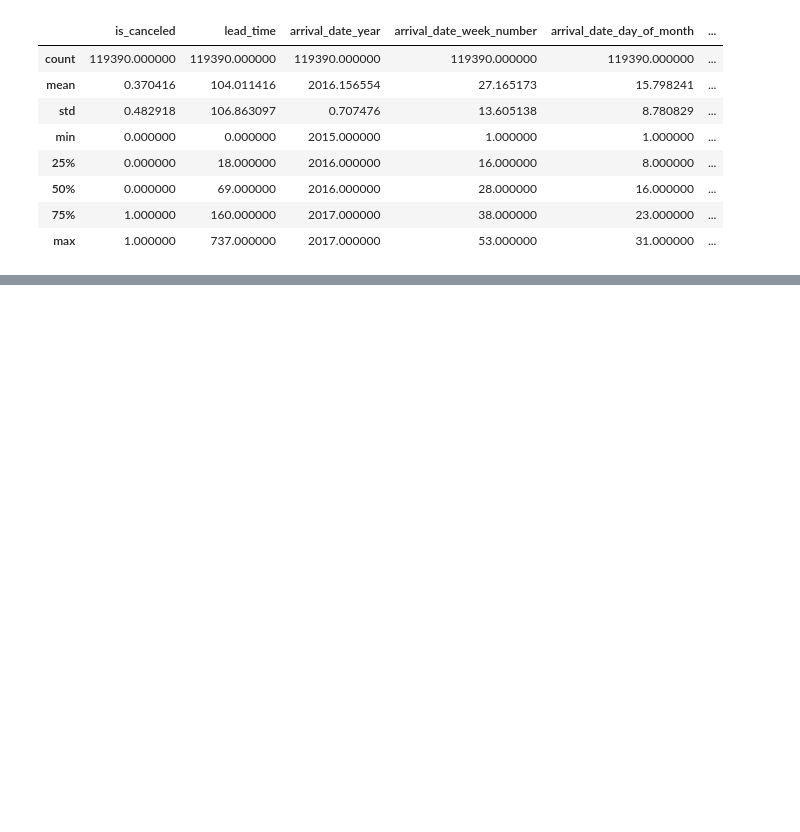
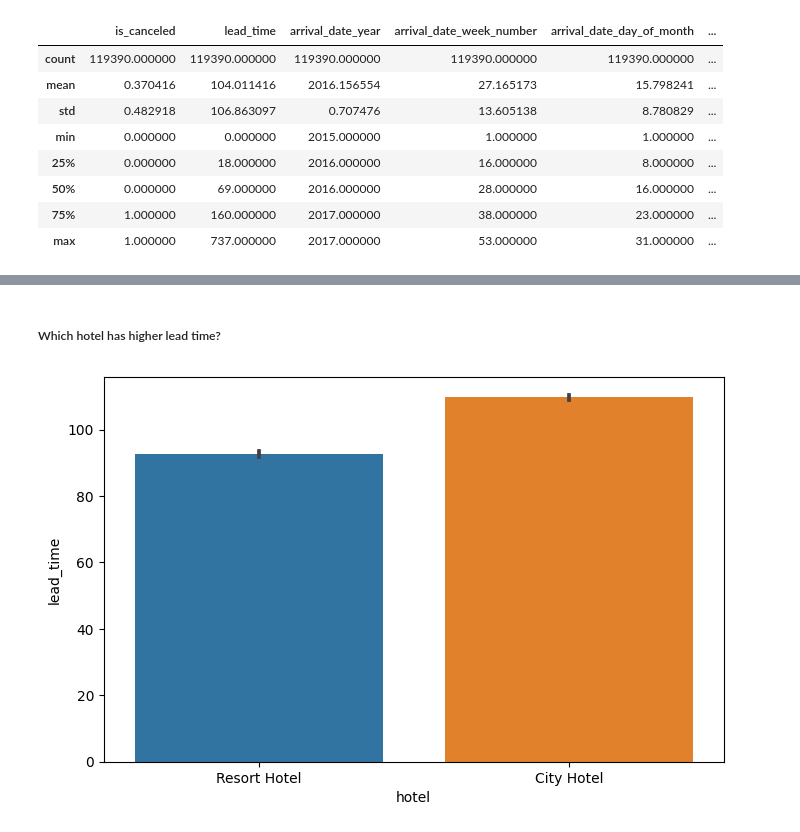
Before and after one commit to Gavin-Sharma/Hotel-Booking-Data-Mining, a Jupyter notebook: project_1.ipynb, the cells around one changed output, grey strips where cells are left out. Drawn from its saved outputs; the diff is of its cells as text; code cells hidden in the pictures; blank space fills up the shorter version.

```diff
--- a/project_1.ipynb
+++ b/project_1.ipynb
@@ -77,0 +101,12 @@ df.describe()
+# %% [markdown]
+<h5>Which hotel has higher lead time?</h5>
+# %%
+df.groupby(["hotel"])["lead_time"].median()
+
+plt.figure(figsize = (8,5))
+sns.barplot(x=df["hotel"], y=df["lead_time"])
+plt.show()
+
+# NOTE: This graph is slightly different from the one above
+# %% [output]
+[figure, added]
```
Also changed, not shown: parts of 9 cells of this notebook, 1 other file.
